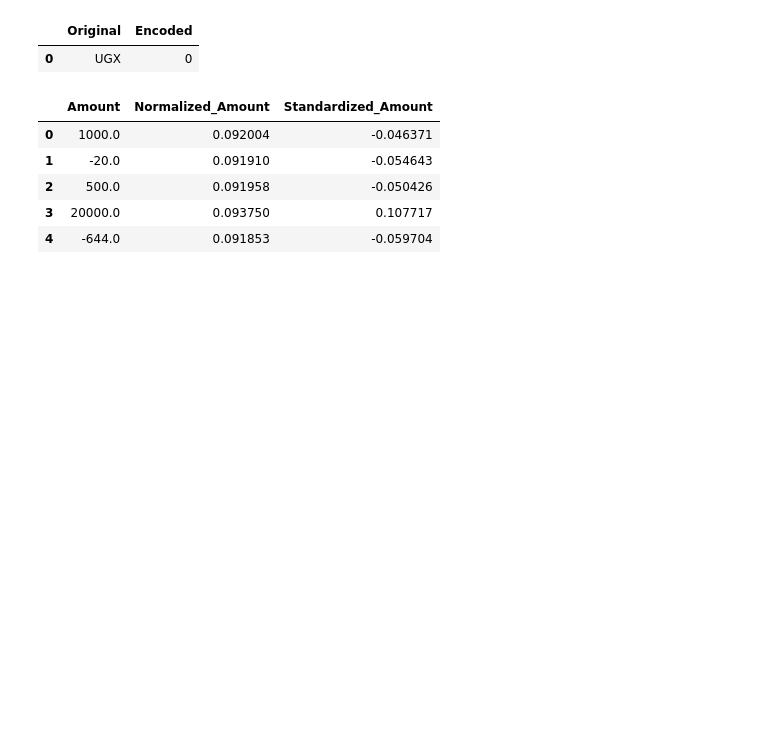
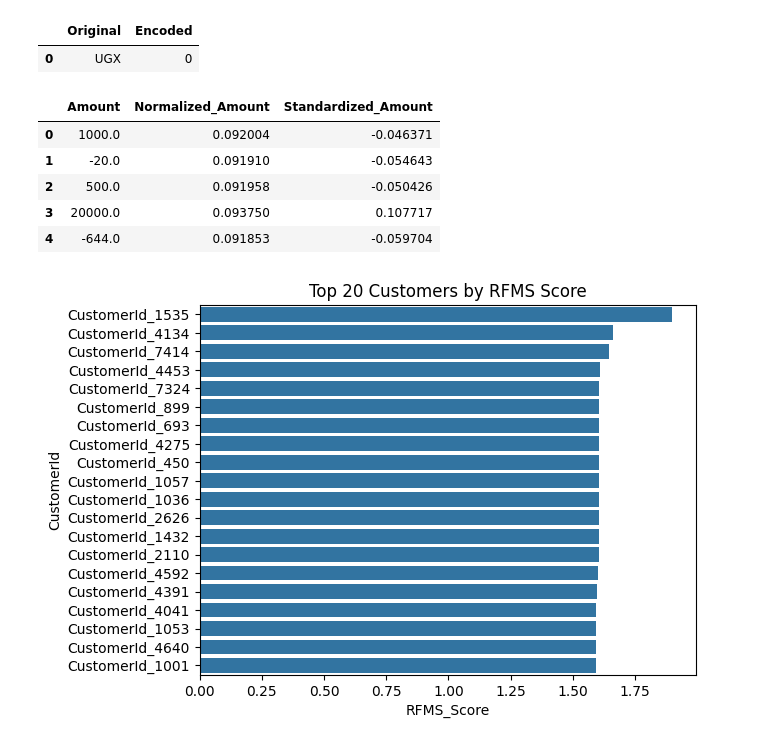
Before and after one commit to Endekalu777/Credit_scoring_model, a Jupyter notebook: notebooks/feature_engineering.ipynb, the cells around one changed output. Drawn from its saved outputs; the diff is of its cells as text; code cells hidden in the pictures; blank space fills up the shorter version.

```diff
--- a/notebooks/feature_engineering.ipynb
+++ b/notebooks/feature_engineering.ipynb
@@ -8,5 +8,5 @@ from scripts.feature_engineering import *
 # %%
-analysis = feature_engineering('../data/data.csv')
+analysis = feature_engineering_WoE('../data/data.csv')
 # %%
 analysis.aggregate_features()
 # %% [output]
@@ -69,3 +69,7 @@ analysis.normalize_numerical_feature()
 | 2 | 500.0 | 0.091958 | -0.050426 |
 | 3 | 20000.0 | 0.093750 | 0.107717 |
 | 4 | -644.0 | 0.091853 | -0.059704 |
+# %%
+rfms = analysis.calculate_rfms()
+# %% [output]
+[figure, added]
```
Also changed, not shown: parts of 1 cell of this notebook, 1 other file.
